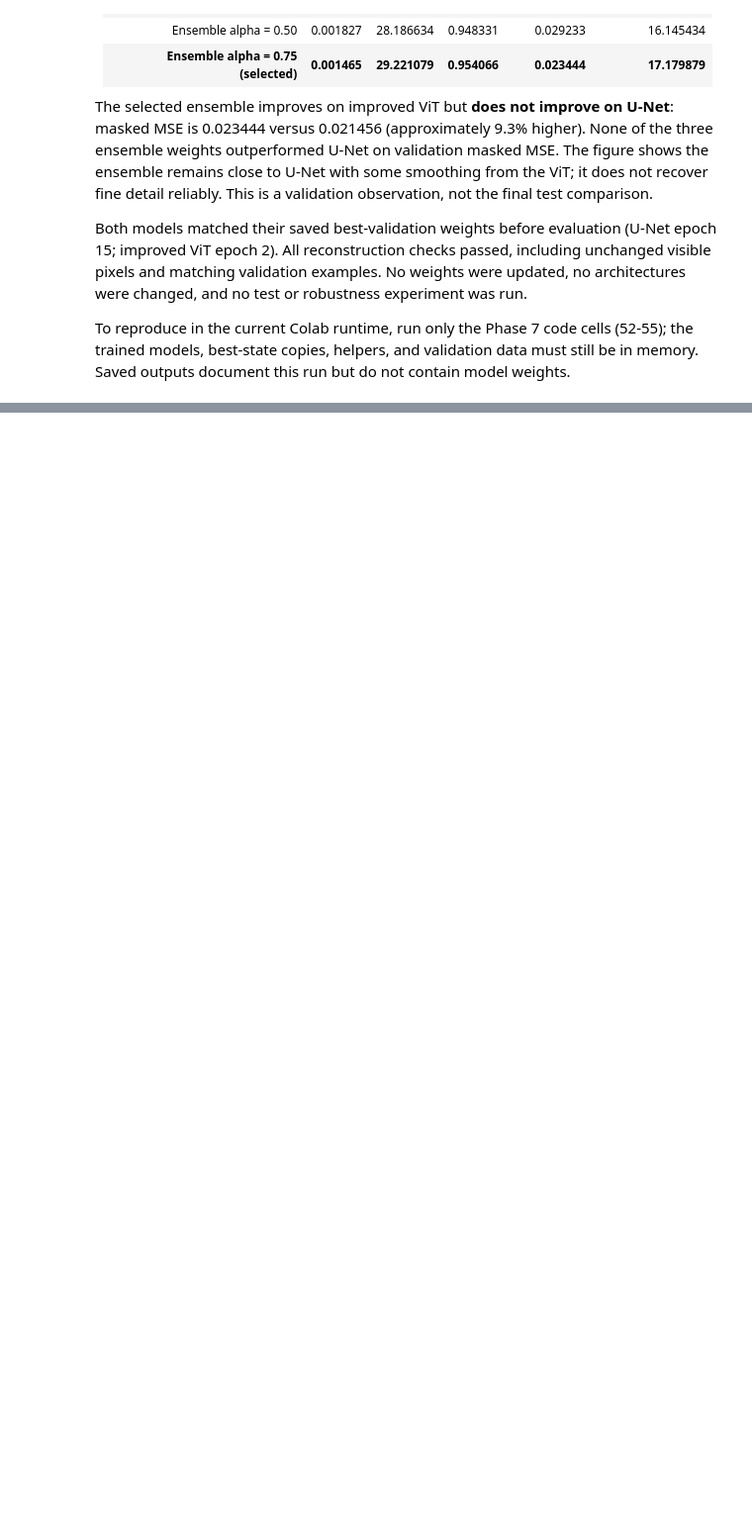
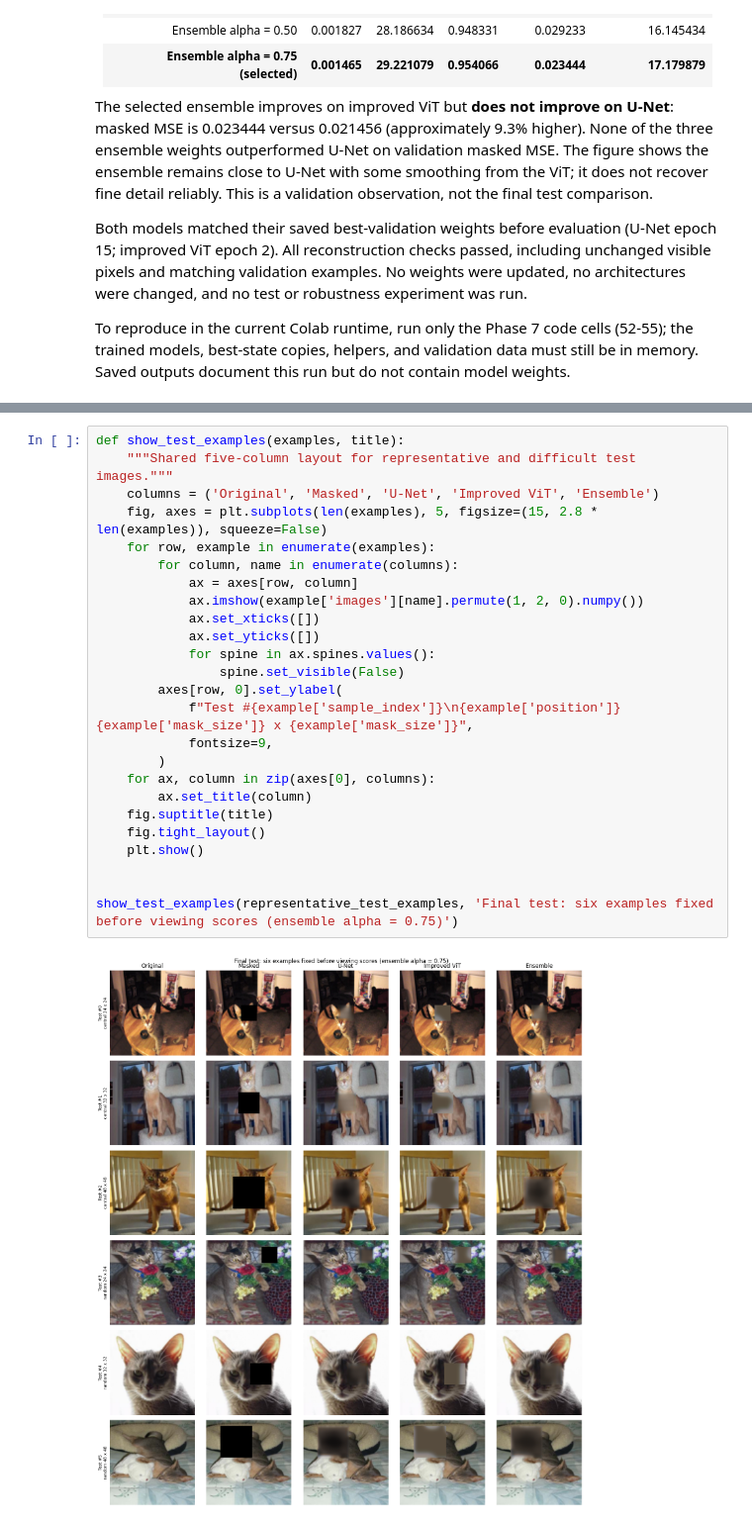
Before and after one commit to omiid-n99/cnn-vit-ensemble-classification, a Jupyter notebook: notebooks/image_inpainting.ipynb, the cells around one changed output, grey strips where cells are left out. Shown at 99% size. Saved outputs shown, nothing was run; the diff lists cells and outputs as text; blank space fills up the shorter version.

```diff
--- a/notebooks/image_inpainting.ipynb
+++ b/notebooks/image_inpainting.ipynb
@@ -1387,0 +1631,27 @@ To reproduce in the current Colab runtime, run only the Phase 7 code cells (52-5
+# %%
+def show_test_examples(examples, title):
+    """Shared five-column layout for representative and difficult test images."""
+    columns = ('Original', 'Masked', 'U-Net', 'Improved ViT', 'Ensemble')
+    fig, axes = plt.subplots(len(examples), 5, figsize=(15, 2.8 * len(examples)), squeeze=False)
+    for row, example in enumerate(examples):
+        for column, name in enumerate(columns):
+            ax = axes[row, column]
+            ax.imshow(example['images'][name].permute(1, 2, 0).numpy())
+            ax.set_xticks([])
+            ax.set_yticks([])
+            for spine in ax.spines.values():
+                spine.set_visible(False)
+        axes[row, 0].set_ylabel(
+            f"Test #{example['sample_index']}\n{example['position']} {example['mask_size']} x {example['mask_size']}",
+            fontsize=9,
+        )
+    for ax, column in zip(axes[0], columns):
+        ax.set_title(column)
+    fig.suptitle(title)
+    fig.tight_layout()
+    plt.show()
+
+
+show_test_examples(representative_test_examples, 'Final test: six examples fixed before viewing scores (ensemble alpha = 0.75)')
+# %% [output]
+[figure, added]
```
Also changed, not shown: parts of 10 cells of this notebook.
